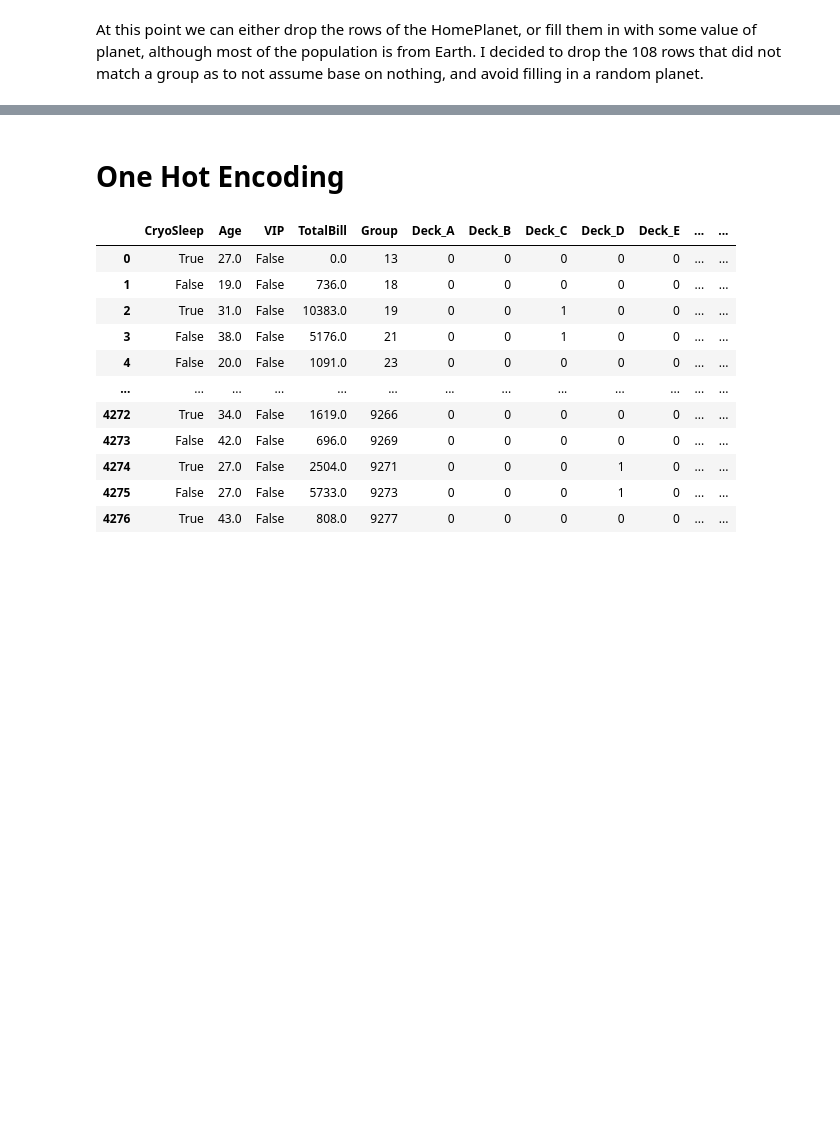
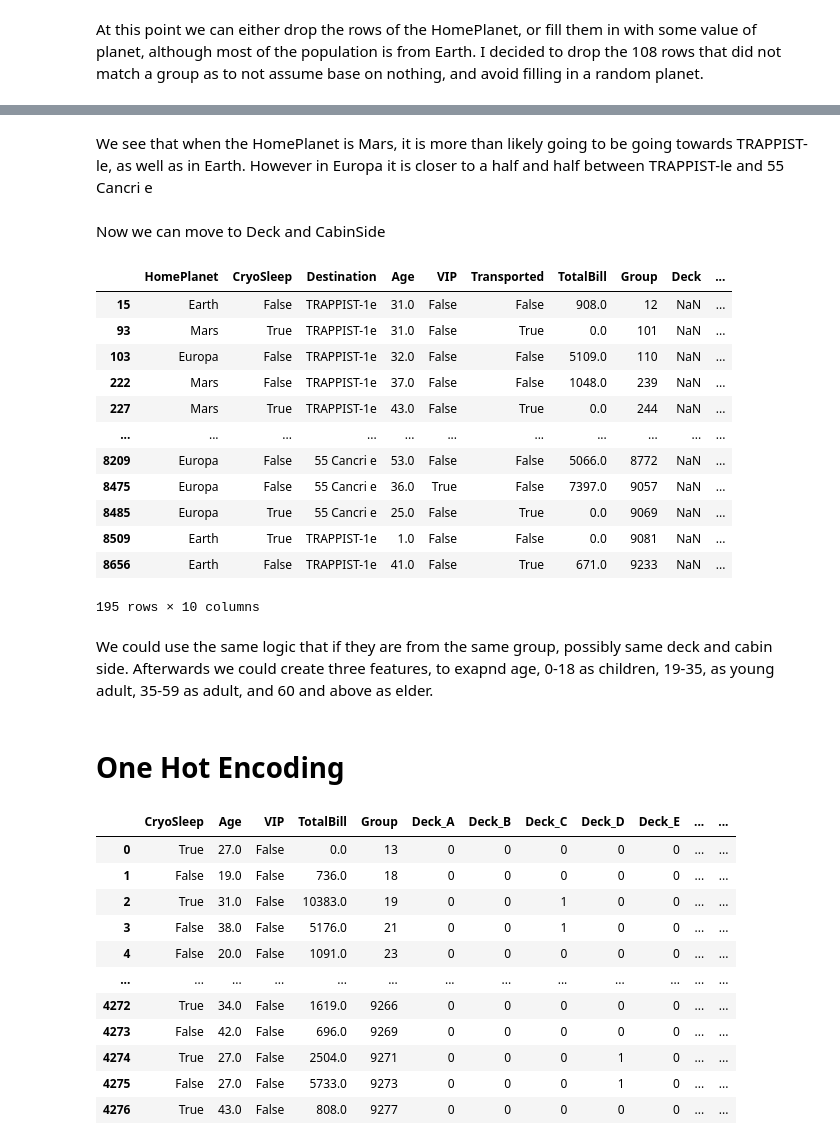
Before and after one commit to Daniel-Aguila/SpaceTitanic, a Jupyter notebook: main.ipynb, the cells around one changed output, grey strips where cells are left out. Drawn from its saved outputs; the diff is of its cells as text; code cells hidden in the pictures; blank space fills up the shorter version.

```diff
--- a/main.ipynb
+++ b/main.ipynb
@@ -450,0 +465,2 @@ At this point we can either drop the rows of the HomePlanet, or fill them in wit
+# %% [markdown]
+We see that when the HomePlanet is Mars, it is more than likely going to be going towards TRAPPIST-le, as well as in Earth. However in Europa it is closer to a half and half between TRAPPIST-le and 55 Cancri e
@@ -451,3 +481,23 @@ At this point we can either drop the rows of the HomePlanet, or fill them in wit
+# %% [markdown]
+Now we can move to Deck and CabinSide
+# %%
+df_train[df_train['Deck'].isnull()]
+# %% [output]
+|  | HomePlanet | CryoSleep | Destination | Age | VIP | Transported | TotalBill | Group | Deck | ... |
+| 15 | Earth | False | TRAPPIST-1e | 31.0 | False | False | 908.0 | 12 | NaN | ... |
+| 93 | Mars | True | TRAPPIST-1e | 31.0 | False | True | 0.0 | 101 | NaN | ... |
+| 103 | Europa | False | TRAPPIST-1e | 32.0 | False | False | 5109.0 | 110 | NaN | ... |
+| 222 | Mars | False | TRAPPIST-1e | 37.0 | False | False | 1048.0 | 239 | NaN | ... |
+| 227 | Mars | True | TRAPPIST-1e | 43.0 | False | True | 0.0 | 244 | NaN | ... |
+| ... | ... | ... | ... | ... | ... | ... | ... | ... | ... | ... |
+| 8209 | Europa | False | 55 Cancri e | 53.0 | False | False | 5066.0 | 8772 | NaN | ... |
+| 8475 | Europa | False | 55 Cancri e | 36.0 | True | False | 7397.0 | 9057 | NaN | ... |
+| 8485 | Europa | True | 55 Cancri e | 25.0 | False | True | 0.0 | 9069 | NaN | ... |
+| 8509 | Earth | True | TRAPPIST-1e | 1.0 | False | False | 0.0 | 9081 | NaN | ... |
+| 8656 | Earth | False | TRAPPIST-1e | 41.0 | False | True | 671.0 | 9233 | NaN | ... |
+195 rows × 10 columns
+# %% [markdown]
+We could use the same logic that if they are from the same group, possibly same deck and cabin side. Afterwards we could create three features, to exapnd age, 0-18 as children, 19-35, as young adult, 35-59 as adult, and 60 and above as elder.
 # %% [markdown]
 <h1>One Hot Encoding</h1>
 # %%
```
Also changed, not shown: parts of 7 cells of this notebook.
